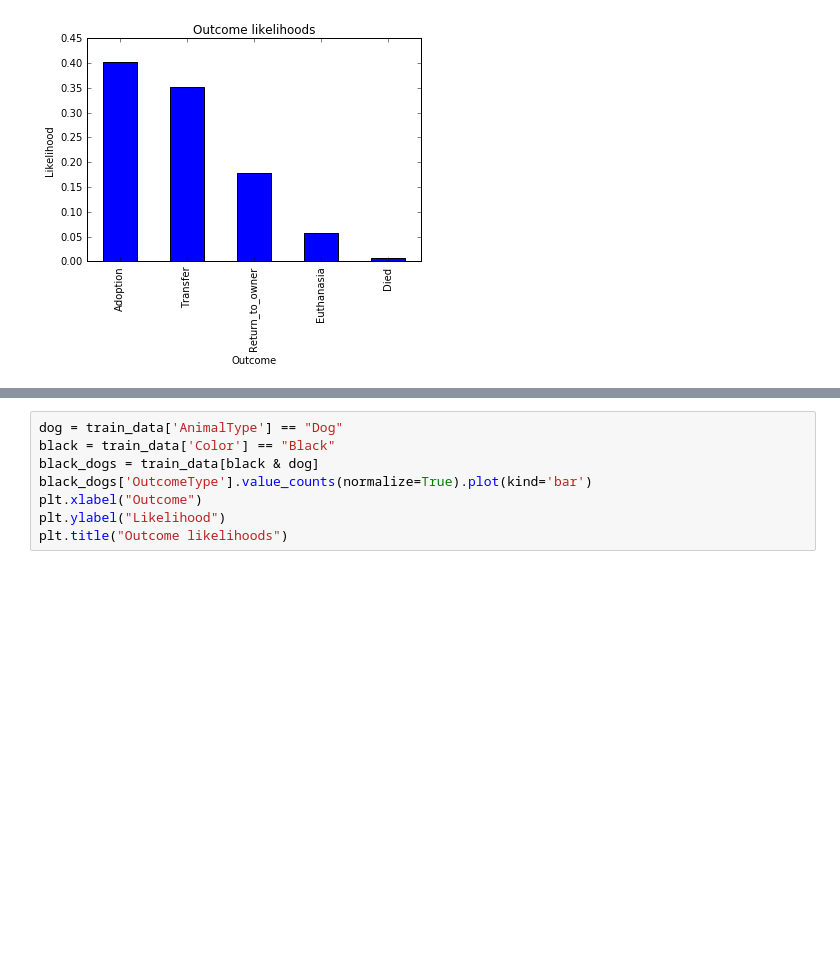
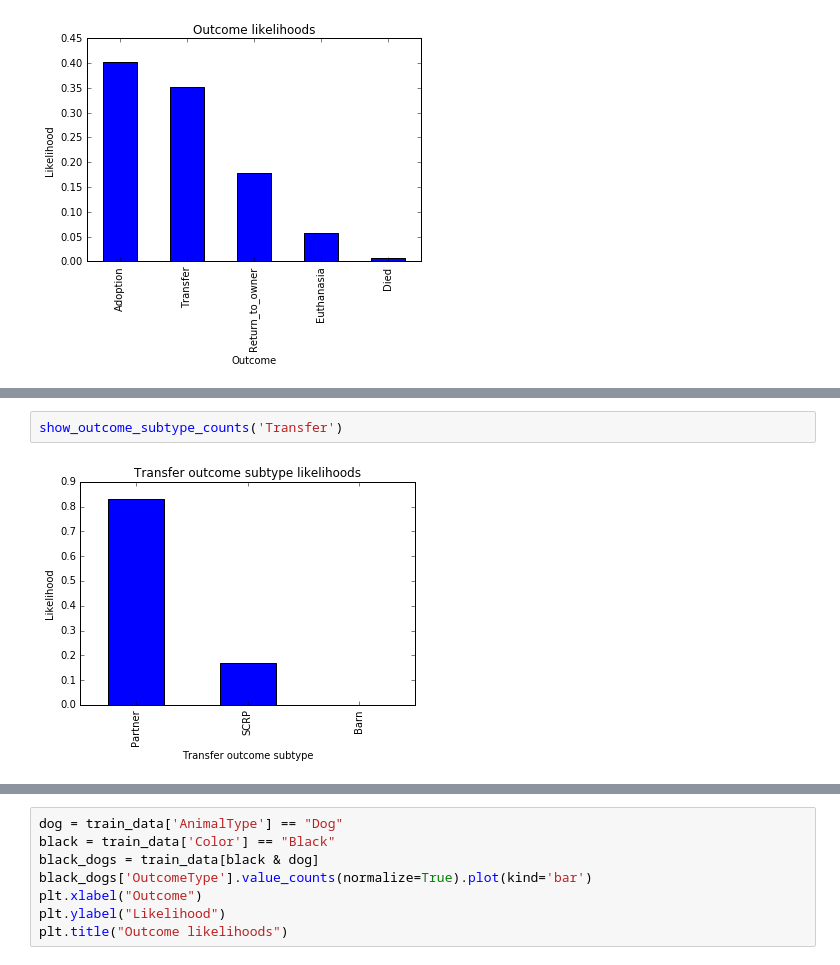
Before and after one commit to dippindots/kaggle-shelter-animal-outcomes, a Jupyter notebook: src/report.ipynb, the cells around one changed output, grey strips where cells are left out. Drawn from its saved outputs; the diff is of its cells as text; blank space fills up the shorter version.

```diff
--- a/src/report.ipynb
+++ b/src/report.ipynb
@@ -93,0 +106,4 @@ I was interested in checking whether the [black dog syndrome](https://en.wikiped
+# %%
+show_outcome_subtype_counts('Transfer')
+# %% [output]
+[figure, added]
```
Also changed, not shown: parts of 7 cells of this notebook.
